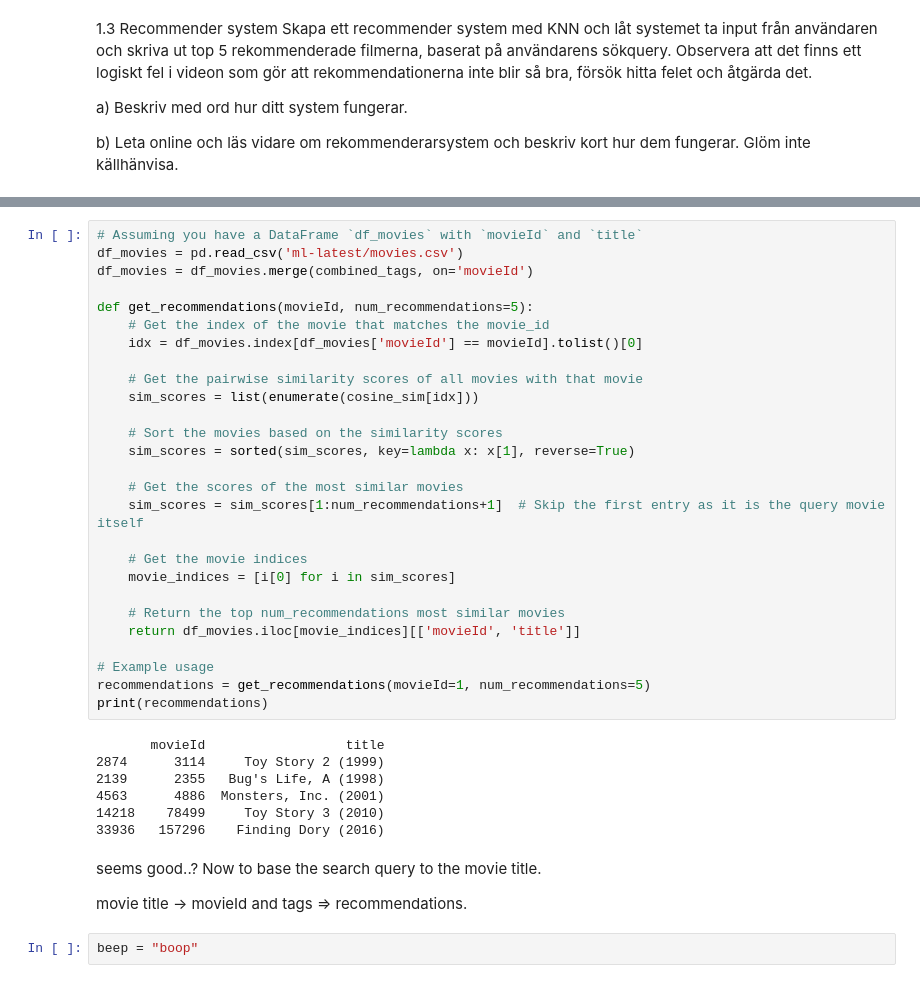
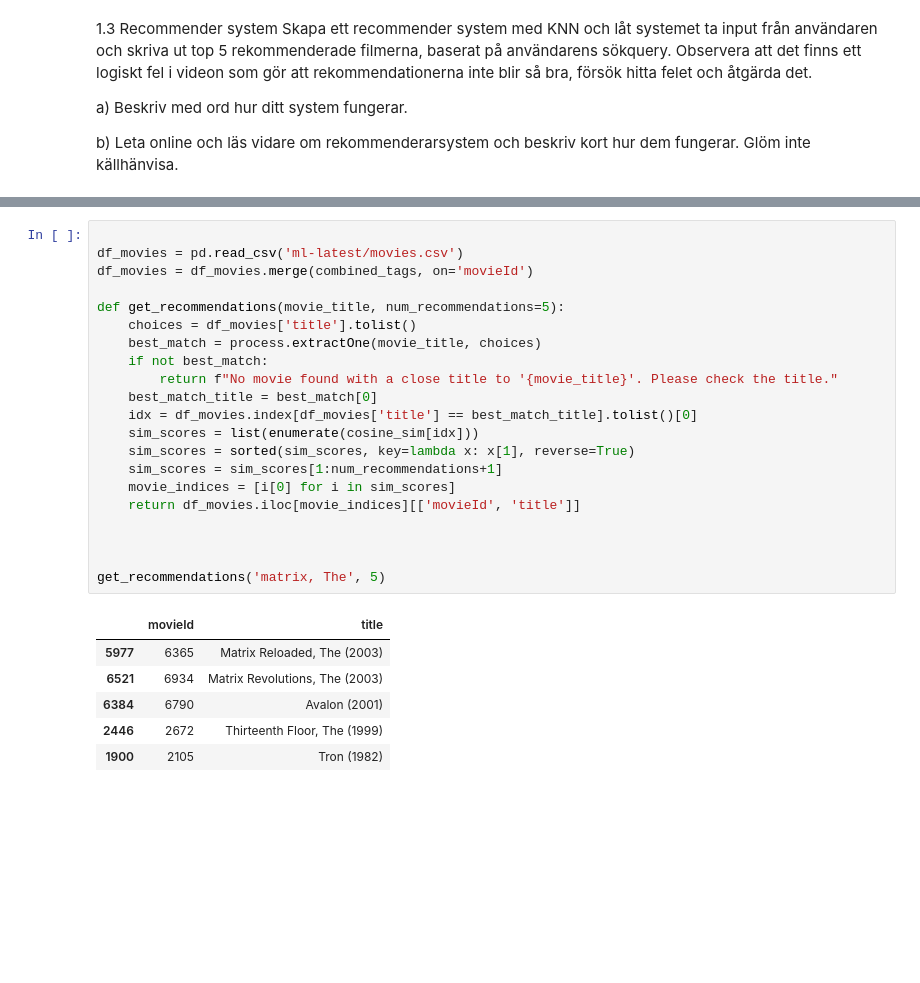
Before and after one commit to Buriiboo/Brian-Gomez-Santiestevez-OPA23GB, a Jupyter notebook: ML_pt2_Labb1/uppgift1.ipynb, the cells around one changed output, grey strips where cells are left out. Cells and saved outputs as stored; diff of their text form; blank space fills up the shorter version.

```diff
--- a/ML_pt2_Labb1/uppgift1.ipynb
+++ b/ML_pt2_Labb1/uppgift1.ipynb
@@ -260,42 +231,29 @@ tfidf_matrix = vectorizer.fit_transform(combined_tags['tag'])
 cosine_sim = cosine_similarity(tfidf_matrix, tfidf_matrix)
 # %%
-# Assuming you have a DataFrame `df_movies` with `movieId` and `title`
+
 df_movies = pd.read_csv('ml-latest/movies.csv')
 df_movies = df_movies.merge(combined_tags, on='movieId')
 
-def get_recommendations(movieId, num_recommendations=5):
-    # Get the index of the movie that matches the movie_id
-    idx = df_movies.index[df_movies['movieId'] == movieId].tolist()[0]
-
-    # Get the pairwise similarity scores of all movies with that movie
+def get_recommendations(movie_title, num_recommendations=5):
+    choices = df_movies['title'].tolist()
+    best_match = process.extractOne(movie_title, choices)
+    if not best_match:
+        return f"No movie found with a close title to '{movie_title}'. Please check the title."
+    best_match_title = best_match[0]
+    idx = df_movies.index[df_movies['title'] == best_match_title].tolist()[0]
     sim_scores = list(enumerate(cosine_sim[idx]))
-
-    # Sort the movies based on the similarity scores
     sim_scores = sorted(sim_scores, key=lambda x: x[1], reverse=True)
-
-    # Get the scores of the most similar movies
-    sim_scores = sim_scores[1:num_recommendations+1]  # Skip the first entry as it is the query movie itself
-
-    # Get the movie indices
+    sim_scores = sim_scores[1:num_recommendations+1]
     movie_indices = [i[0] for i in sim_scores]
-
-    # Return the top num_recommendations most similar movies
     return df_movies.iloc[movie_indices][['movieId', 'title']]
 
-# Example usage
-recommendations = get_recommendations(movieId=1, num_recommendations=5)
-print(recommendations)
+
+
+get_recommendations('matrix, The', 5)
 # %% [output]
-       movieId                  title
-2874      3114     Toy Story 2 (1999)
-2139      2355   Bug's Life, A (1998)
-4563      4886  Monsters, Inc. (2001)
-14218    78499     Toy Story 3 (2010)
-33936   157296    Finding Dory (2016)
+|  | movieId | title |
+| 5977 | 6365 | Matrix Reloaded, The (2003) |
+| 6521 | 6934 | Matrix Revolutions, The (2003) |
+| 6384 | 6790 | Avalon (2001) |
+| 2446 | 2672 | Thirteenth Floor, The (1999) |
+| 1900 | 2105 | Tron (1982) |
-# %% [markdown]
-seems good..?
-Now to base the search query to the movie title.
-
-movie title -> movieId and tags => recommendations.
-# %%
-beep = "boop"
```
Also changed, not shown: parts of 8 cells of this notebook.
